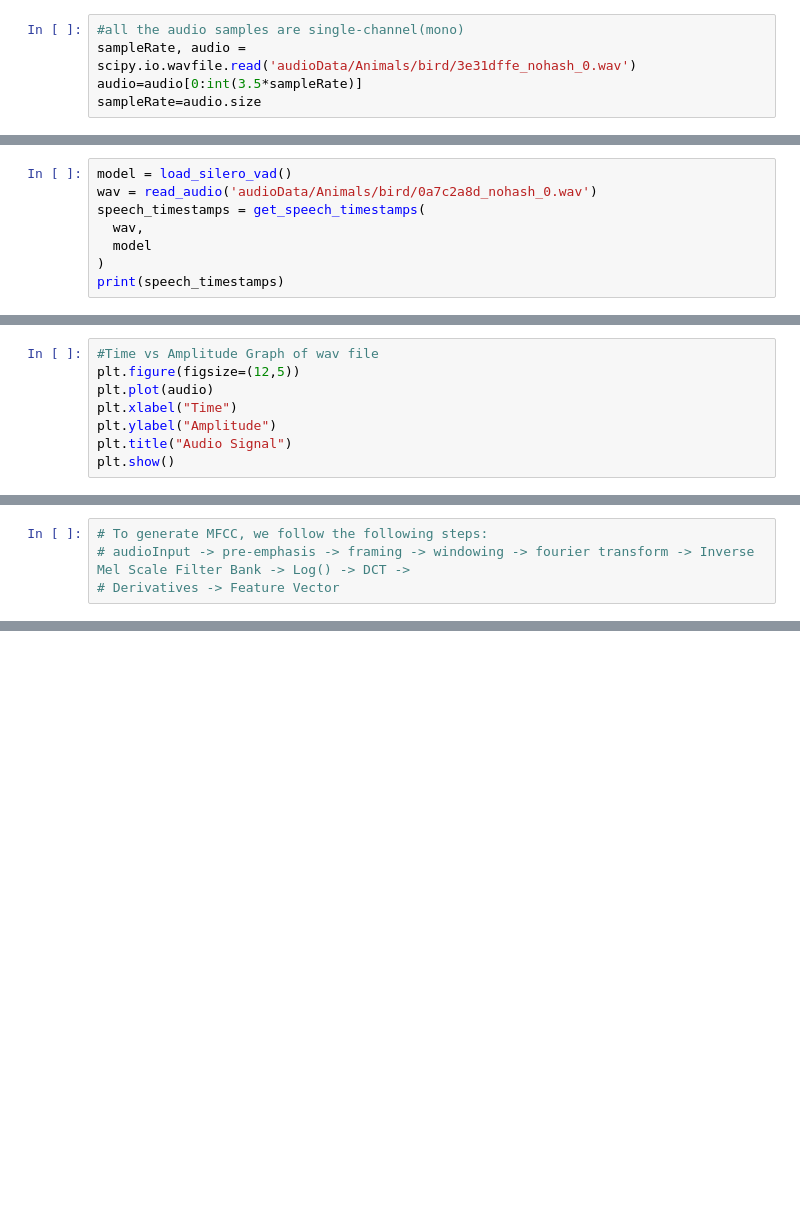
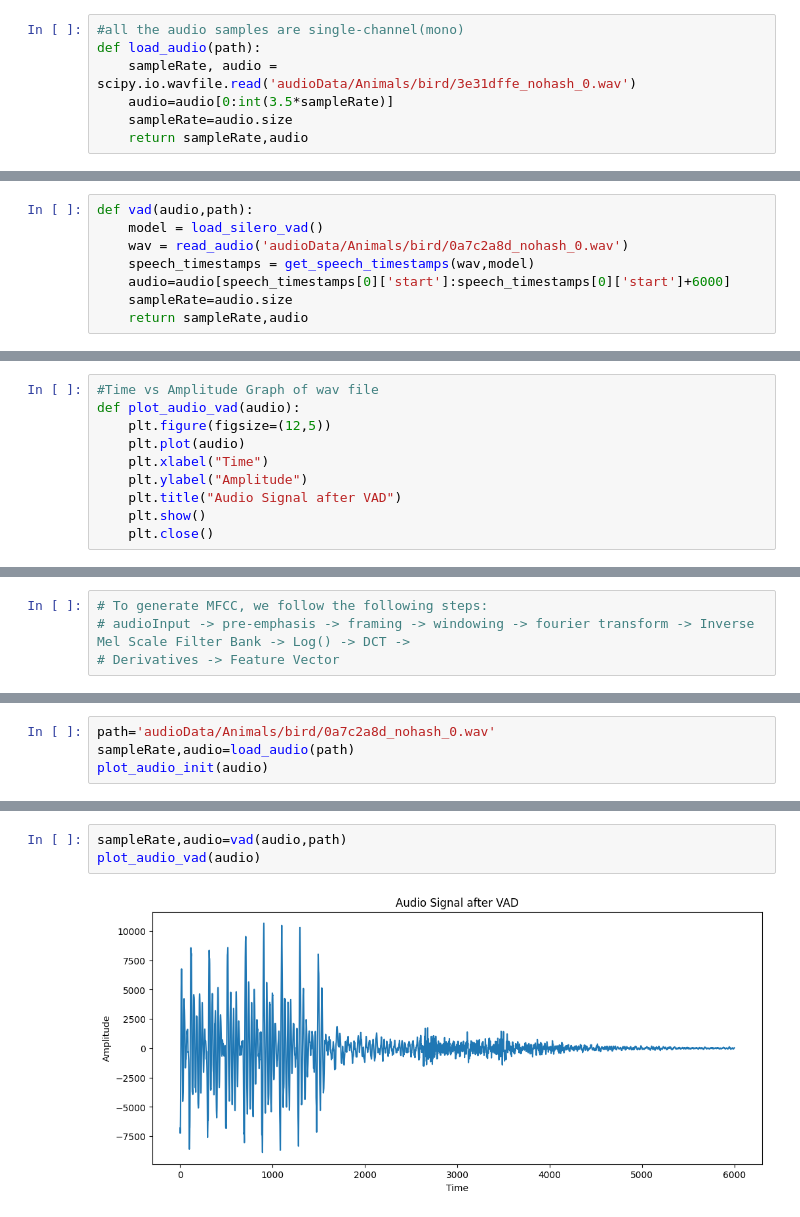
Before and after one commit to svijayvrat/Py-STT-Engine, a Jupyter notebook: stt-engine.ipynb, the cells around one changed output, grey strips where cells are left out. Saved outputs shown, nothing was run; the diff lists cells and outputs as text; blank space fills up the shorter version.

```diff
--- a/stt-engine.ipynb
+++ b/stt-engine.ipynb
@@ -7,7 +8,9 @@ import math
 from silero_vad import load_silero_vad, read_audio, get_speech_timestamps
 # %%
 #all the audio samples are single-channel(mono)
-sampleRate, audio = scipy.io.wavfile.read('audioData/Animals/bird/3e31dffe_nohash_0.wav')
-audio=audio[0:int(3.5*sampleRate)]
-sampleRate=audio.size
+def load_audio(path):
+    sampleRate, audio = scipy.io.wavfile.read('audioData/Animals/bird/3e31dffe_nohash_0.wav')
+    audio=audio[0:int(3.5*sampleRate)]
+    sampleRate=audio.size
+    return sampleRate,audio
 # %%
@@ -23,8 +25,8 @@ plt.show()
 # %%
-model = load_silero_vad()
-wav = read_audio('audioData/Animals/bird/0a7c2a8d_nohash_0.wav')
-speech_timestamps = get_speech_timestamps(
-  wav,
-  model
-)
-print(speech_timestamps)
+def vad(audio,path):
+    model = load_silero_vad()
+    wav = read_audio('audioData/Animals/bird/0a7c2a8d_nohash_0.wav')
+    speech_timestamps = get_speech_timestamps(wav,model)
+    audio=audio[speech_timestamps[0]['start']:speech_timestamps[0]['start']+6000]
+    sampleRate=audio.size
+    return sampleRate,audio
@@ -42,8 +33,10 @@ sampleRate=audio.size
 # %%
 #Time vs Amplitude Graph of wav file
-plt.figure(figsize=(12,5))
-plt.plot(audio)
-plt.xlabel("Time")
-plt.ylabel("Amplitude")
-plt.title("Audio Signal")
-plt.show()
+def plot_audio_vad(audio):
+    plt.figure(figsize=(12,5))
+    plt.plot(audio)
+    plt.xlabel("Time")
+    plt.ylabel("Amplitude")
+    plt.title("Audio Signal after VAD")
+    plt.show()
+    plt.close()
@@ -235,0 +264,4 @@ plt.show()
+# %%
+path='audioData/Animals/bird/0a7c2a8d_nohash_0.wav'
+sampleRate,audio=load_audio(path)
+plot_audio_init(audio)
@@ -235,0 +270,5 @@ plt.show()
+# %%
+sampleRate,audio=vad(audio,path)
+plot_audio_vad(audio)
+# %% [output]
+[figure, added]
```
Also changed, not shown: parts of 20 cells of this notebook.
